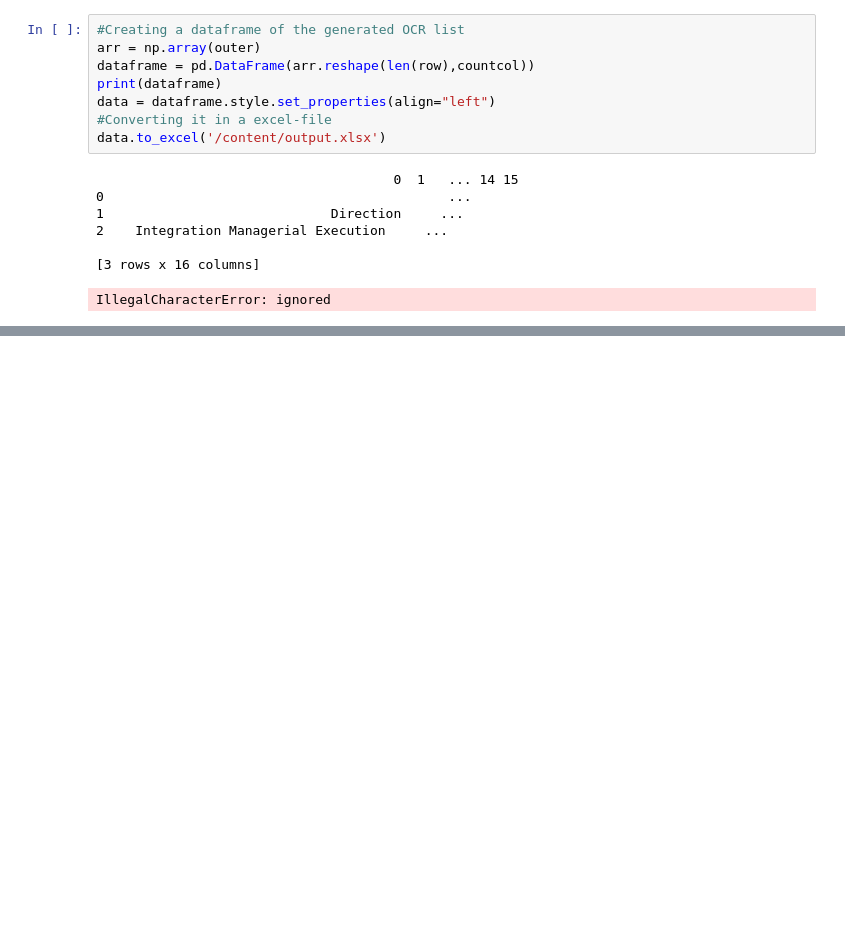
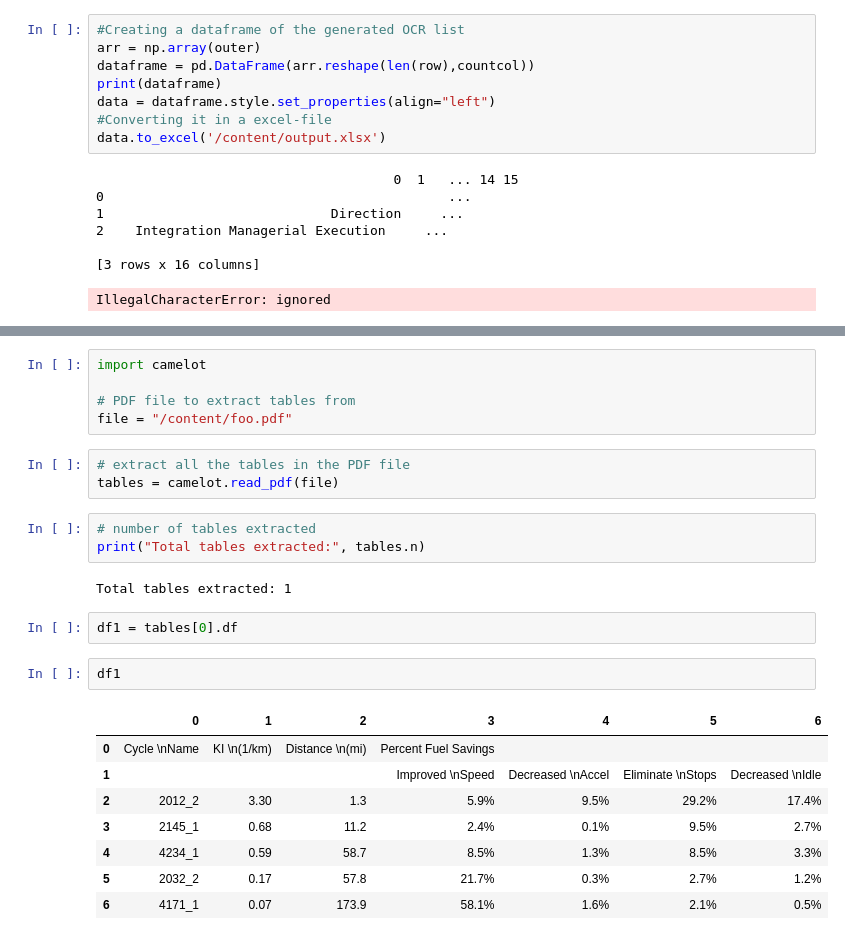
Before and after one commit to plaban1981/POCs, a Jupyter notebook: How_to_turn_screenshots_of_a_table_to_editable_data_using_OpenCV_and_pytesseract.ipynb, the cells around one changed output, grey strips where cells are left out. Cells and saved outputs as stored; diff of their text form; blank space fills up the shorter version.

```diff
--- a/How_to_turn_screenshots_of_a_table_to_editable_data_using_OpenCV_and_pytesseract.ipynb
+++ b/How_to_turn_screenshots_of_a_table_to_editable_data_using_OpenCV_and_pytesseract.ipynb
@@ -401,0 +453,26 @@ IllegalCharacterError: ignored
+# %%
+import camelot
+
+# PDF file to extract tables from
+file = "/content/foo.pdf"
+# %%
+# extract all the tables in the PDF file
+tables = camelot.read_pdf(file)
+# %%
+# number of tables extracted
+print("Total tables extracted:", tables.n)
+# %% [output]
+Total tables extracted: 1
+# %%
+df1 = tables[0].df
+# %%
+df1
+# %% [output]
+|  | 0 | 1 | 2 | 3 | 4 | 5 | 6 |
+| 0 | Cycle \nName | KI \n(1/km) | Distance \n(mi) | Percent Fuel Savings |  |  |  |
+| 1 |  |  |  | Improved \nSpeed | Decreased \nAccel | Eliminate \nStops | Decreased \nIdle |
+| 2 | 2012_2 | 3.30 | 1.3 | 5.9% | 9.5% | 29.2% | 17.4% |
+| 3 | 2145_1 | 0.68 | 11.2 | 2.4% | 0.1% | 9.5% | 2.7% |
+| 4 | 4234_1 | 0.59 | 58.7 | 8.5% | 1.3% | 8.5% | 3.3% |
+| 5 | 2032_2 | 0.17 | 57.8 | 21.7% | 0.3% | 2.7% | 1.2% |
+| 6 | 4171_1 | 0.07 | 173.9 | 58.1% | 1.6% | 2.1% | 0.5% |
```
Also changed, not shown: parts of 13 cells of this notebook.
